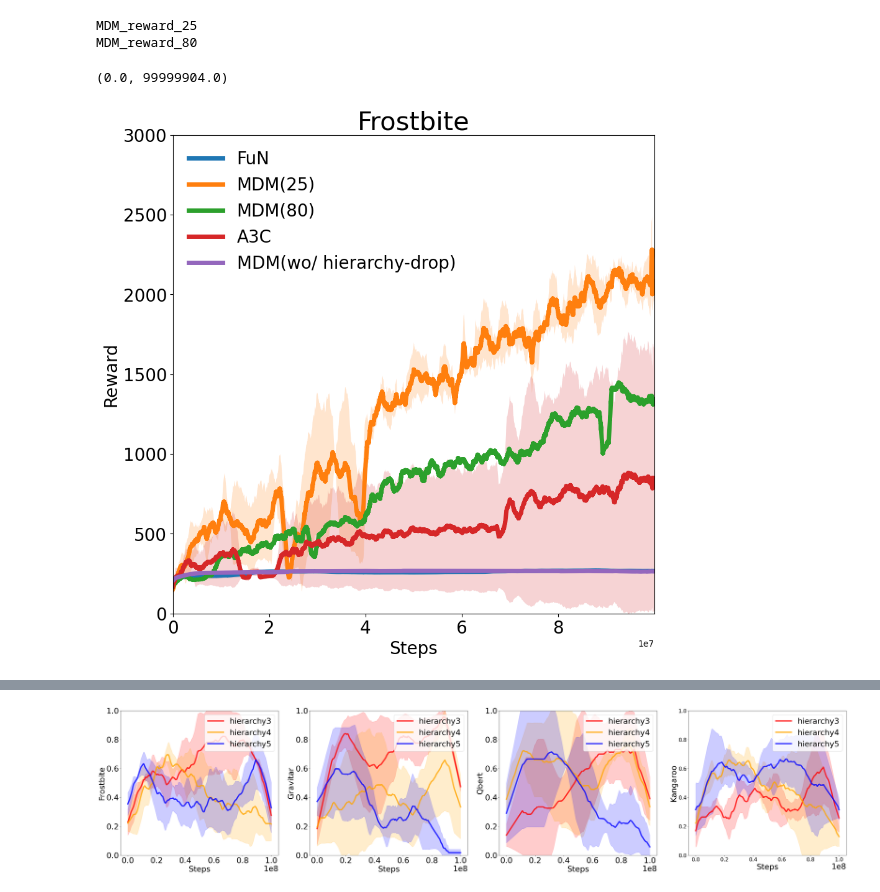
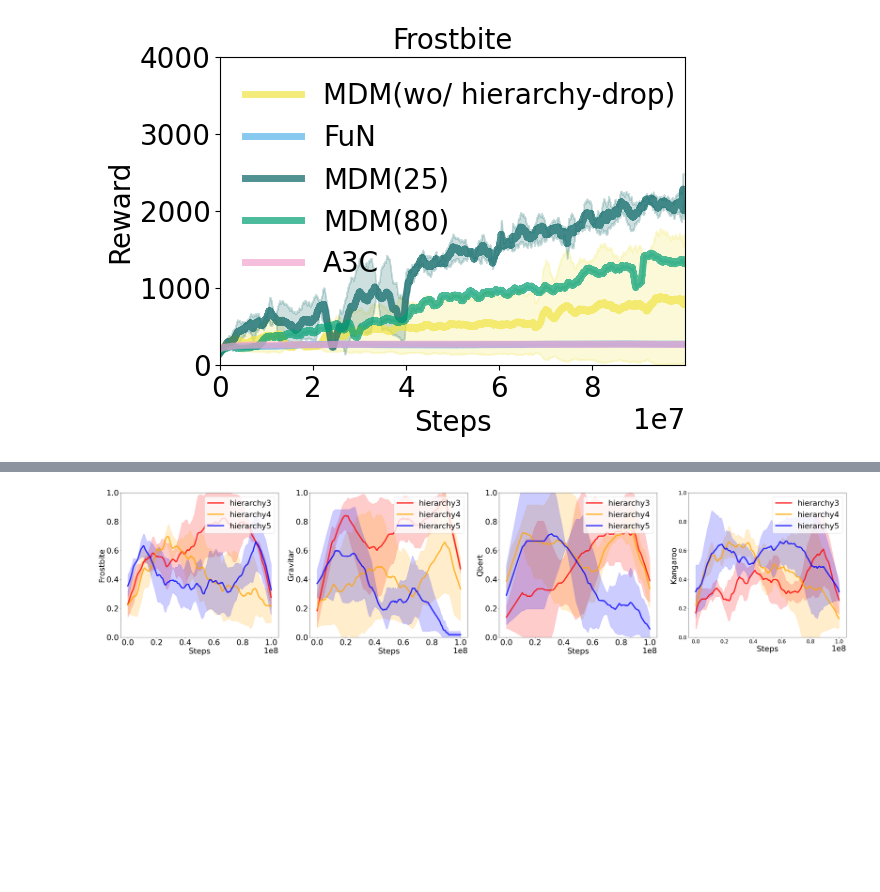
Before and after one commit to Jong-w/MDM, a Jupyter notebook: MDM_plotting/plot_results_final.ipynb, the cells around one changed output, grey strips where cells are left out. Cells and saved outputs as stored; diff of their text form; code cells hidden in the pictures; blank space fills up the shorter version.

```diff
--- a/MDM_plotting/plot_results_final.ipynb
+++ b/MDM_plotting/plot_results_final.ipynb
@@ -40,17 +40,28 @@ def get_data_by_column(data, model_name):
     return 0
 # %%
 %matplotlib inline
+
+fontsize = 20
+
+plt.rcParams['xtick.labelsize'] = fontsize
+plt.rcParams['ytick.labelsize'] = fontsize
+
 
 env_name = 'Frostbite'
 dilations = ['25', '80']
 
+
 # subplot
-fig, ax = plt.subplots(1, 1, figsize=(10, 10))
+fig, ax = plt.subplots(1, 1, figsize=(6, 4))
 # list of model name
 if env_name == 'Frostbite':
-    model_names = ['FuN','MDM', 'fix', 'a3c']
+    model_names = ['fix', 'FuN','MDM', 'a3c']
+    cc = ['#F0E442', '#56B4E9', '#066363', '#F0A3CE']
+    cc2 = ['#066363', '#009E73']
 else:
     model_names = ['FuN','MDM', 'a3c']
+    cc = ['#56B4E9', '#066363', '#F0A3CE']
+    cc2 = ['#066363', '#009E73']
 for id in range(len(model_names)):
     model_name = model_names[id]
 
@@ -93,14 +104,14 @@ for id in range(len(model_names)):
         dataset = np.array(dataset)
         # plot mean of the line and standard deviation
         plt.ylim([0, 3000])
-        plt.xticks(fontsize=20)
-        plt.yticks(fontsize=20)
-        p = ax.plot(steps, dataset.mean(axis=0), label=model_names[id], linewidth = 5)
+        plt.xticks(fontsize=fontsize)
+        plt.yticks(fontsize=fontsize)
+        p = ax.plot(steps, dataset.mean(axis=0), label=model_names[id], linewidth = 5, c=cc[id],alpha=0.7)
         # plot shades of standard deviation
-        ax.fill_between(steps, dataset.mean(axis=0) - dataset.std(axis=0), dataset.mean(axis=0) + dataset.std(axis=0), alpha=0.2, label='_nolegend_')
+        ax.fill_between(steps, dataset.mean(axis=0) - dataset.std(axis=0), dataset.mean(axis=0) + dataset.std(axis=0), alpha=0.2, label='_nolegend_', color=cc[id])
 
     else:
-        for dilation in dilations:
+        for count, dilation in enumerate(dilations):
             data  = load_csv_by_name(csv_files, model_name+'_reward_'+ dilation)
 
             data = data[data['Step'] < 100000000]
@@ -116,44 +127,46 @@ for id in range(len(model_names)):
             steps = np.array(data['Step'])
             smoothing_length = 5000
             dataset = []
             for i in range(len(column_names)):
                 datapoints = np.array(data[column_names[i]])
                 # interpolate nan in datapoints
                 datapoints = np.interp(steps, steps[~np.isnan(datapoints)], datapoints[~np.isnan(datapoints)])
                 # datapoints smoothing running average
                 #datapoints = np.convolve(datapoints, np.ones((smoothing_length,))/smoothing_length, mode='same')
                 #datapoints = np.array([np.nanmean(datapoints[idx:idx+smoothing_length]) for idx in range(len(datapoints))])
                 data_list = []
                 for idx in range(len(datapoints)):
                     if (idx <= (len(datapoints)-1000)):
                         data_list.append(np.nanmean(datapoints[idx:idx+smoothing_length]))
                     else:
                         data_list.append(np.nanmean(datapoints[idx-smoothing_length:idx]))
 
                 datapoints = np.array(data_list)
                 dataset.append(datapoints)
             dataset = np.array(dataset)
             # plot mean of the line and standard deviation
             plt.ylim([0, 3000])
-            plt.xticks(fontsize=20)
-            plt.yticks(fontsize=20)
-            p = ax.plot(steps, dataset.mean(axis=0), label=model_names[id], linewidth = 5)
+            plt.xticks(fontsize=fontsize)
+            plt.yticks(fontsize=fontsize)
+            p = ax.plot(steps, dataset.mean(axis=0), label=model_names[id], linewidth = 5, c=cc2[count],alpha=0.7)
             # plot shades of standard deviation
-            ax.fill_between(steps, dataset.mean(axis=0) - dataset.std(axis=0), dataset.mean(axis=0) + dataset.std(axis=0), alpha=0.2, label='_nolegend_')
+            ax.fill_between(steps, dataset.mean(axis=0) - dataset.std(axis=0), dataset.mean(axis=0) + dataset.std(axis=0), alpha=0.2, label='_nolegend_', color=cc2[count])
 
 if env_name == 'Frostbite':
-    model_names = ['FuN', 'MDM(25)','MDM(80)', 'A3C', 'MDM(wo/ hierarchy-drop)']
+    model_names2 = ['MDM(wo/ hierarchy-drop)', 'FuN', 'MDM(25)','MDM(80)', 'A3C',]
 else:
-    model_names = ['FuN', 'MDM(25)','MDM(80)', 'A3C', 'MDM(wo/ hierarchy-drop)']
+    model_names2 = ['FuN', 'MDM(25)','MDM(80)', 'A3C']
 #model_names = ['FuN', 'MDM', 'A3C', 'MDM(wo/ hierarchy-drop)']
-ax.set_title("Frostbite", fontsize=30)
-ax.set_xlabel('Steps', fontsize=20)
-ax.set_ylabel('Reward', fontsize=20)
-ax.legend(model_names, loc='upper left', fontsize=20, frameon=False)
+ax.set_title("Frostbite", fontsize=fontsize)
+ax.set_yticks([0,1000,2000,3000,4000])
+ax.set_xticks([0e8, 0.2e8, 0.4e8, 0.6e8, 0.8e8, 1e8])
+ax.set_xlabel('Steps', fontsize=fontsize)
+ax.set_ylabel('Reward', fontsize=fontsize)
+ax.legend(model_names2, loc='upper left', fontsize=fontsize, frameon=False)
 #ax.legend()
 ax.set_xlim(0, max(steps))
+
+#save figure
+fig.savefig('./FROSTBITE.png', dpi=300, bbox_inches='tight')
 # %% [output]
-MDM_reward_25
-MDM_reward_80
-(0.0, 99999904.0)
-[figure, old version]
+[figure, new version]
```
Also changed, not shown: parts of 6 cells of this notebook, 1 other file.
